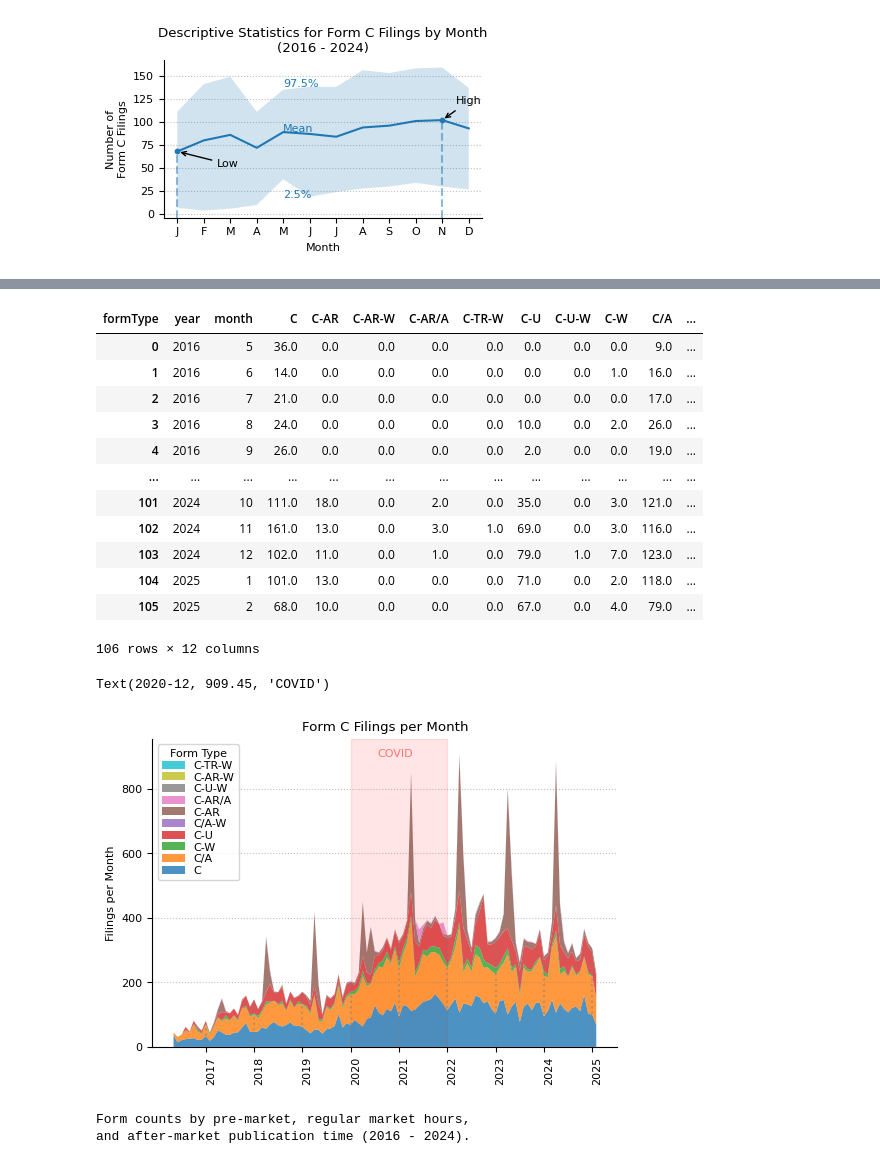
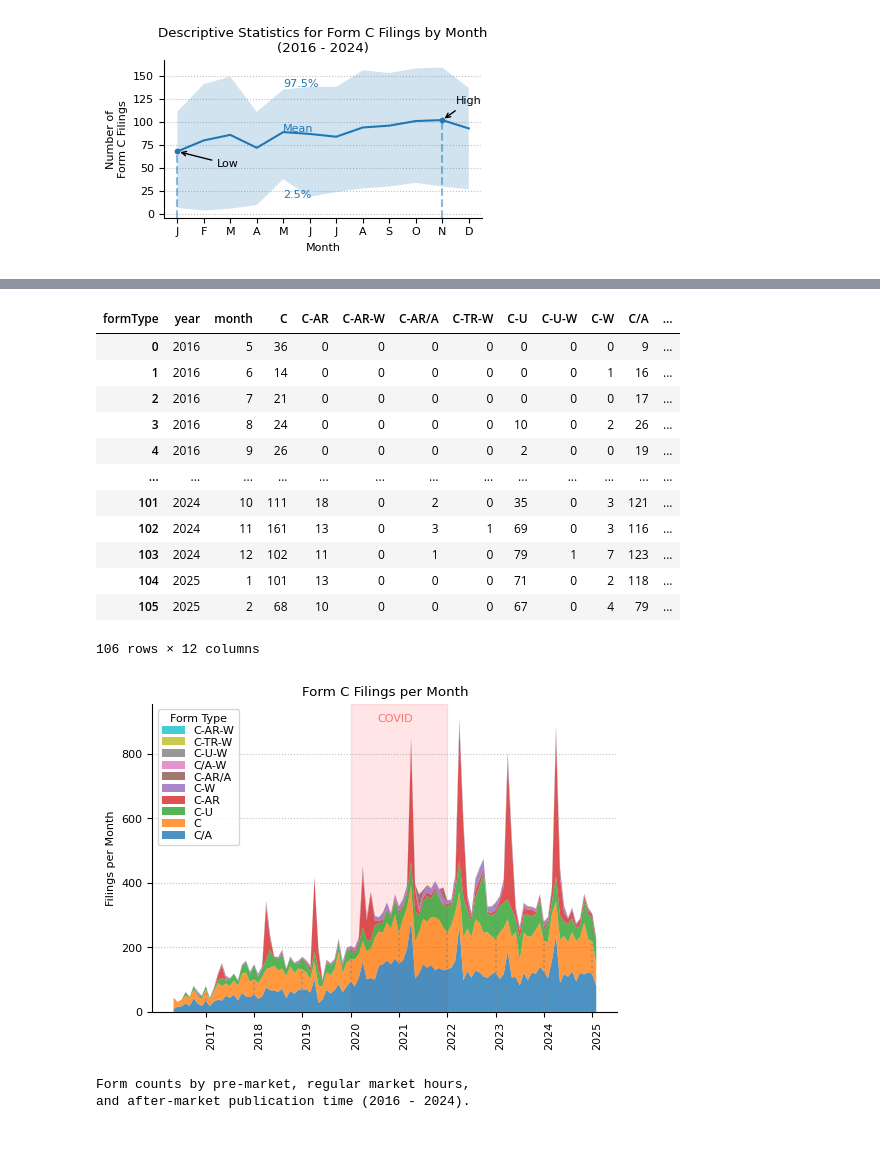
Before and after one commit to SEC-API-io/sec-api-cookbook, a Jupyter notebook: notebooks/form-c/form-c-tutorial-website.ipynb, the cells around one changed output, grey strips where cells are left out. Drawn from its saved outputs; the diff is of its cells as text; code cells hidden in the pictures.

```diff
--- a/notebooks/form-c/form-c-tutorial-website.ipynb
+++ b/notebooks/form-c/form-c-tutorial-website.ipynb
@@ -282,3 +281,18 @@ plot_timeseries(
 )
 # %% [output]
 [figure]
+# %%
+count_formType = (
+    structured_data_full_years.drop_duplicates(subset=["accessionNo"])
+    .groupby(["formType"])
+    .size()
+    .sort_values(ascending=False)
+    .to_frame(name="Count")
+).rename_axis("Submission Type")
+count_formType["Pct"] = (
+    count_formType["Count"].astype(int) / count_formType["Count"].astype(int).sum()
+).map("{:.0%}".format)
+count_formType["Count"] = count_formType["Count"].map(lambda x: f"{x:,}")
+
+print(f"Form C Disclosures by Submission Type ({min_year} - {max_year_full})")
+count_formType
@@ -661,23 +697,24 @@ counts_per_month_by_formType = (
         values="count",  # Values to fill
         fill_value=0,  # Replace NaN with 0
     )
+    .astype(int)
     .reset_index()  # Make year and month normal columns
 )
 
 counts_per_month_by_formType
 # %% [output]
 | formType | year | month | C | C-AR | C-AR-W | C-AR/A | C-TR-W | C-U | C-U-W | C-W | C/A | ... |
-| 0 | 2016 | 5 | 36.0 | 0.0 | 0.0 | 0.0 | 0.0 | 0.0 | 0.0 | 0.0 | 9.0 | ... |
-| 1 | 2016 | 6 | 14.0 | 0.0 | 0.0 | 0.0 | 0.0 | 0.0 | 0.0 | 1.0 | 16.0 | ... |
-| 2 | 2016 | 7 | 21.0 | 0.0 | 0.0 | 0.0 | 0.0 | 0.0 | 0.0 | 0.0 | 17.0 | ... |
-| 3 | 2016 | 8 | 24.0 | 0.0 | 0.0 | 0.0 | 0.0 | 10.0 | 0.0 | 2.0 | 26.0 | ... |
-| 4 | 2016 | 9 | 26.0 | 0.0 | 0.0 | 0.0 | 0.0 | 2.0 | 0.0 | 0.0 | 19.0 | ... |
+| 0 | 2016 | 5 | 36 | 0 | 0 | 0 | 0 | 0 | 0 | 0 | 9 | ... |
+| 1 | 2016 | 6 | 14 | 0 | 0 | 0 | 0 | 0 | 0 | 1 | 16 | ... |
+| 2 | 2016 | 7 | 21 | 0 | 0 | 0 | 0 | 0 | 0 | 0 | 17 | ... |
+| 3 | 2016 | 8 | 24 | 0 | 0 | 0 | 0 | 10 | 0 | 2 | 26 | ... |
+| 4 | 2016 | 9 | 26 | 0 | 0 | 0 | 0 | 2 | 0 | 0 | 19 | ... |
 | ... | ... | ... | ... | ... | ... | ... | ... | ... | ... | ... | ... | ... |
-| 101 | 2024 | 10 | 111.0 | 18.0 | 0.0 | 2.0 | 0.0 | 35.0 | 0.0 | 3.0 | 121.0 | ... |
-| 102 | 2024 | 11 | 161.0 | 13.0 | 0.0 | 3.0 | 1.0 | 69.0 | 0.0 | 3.0 | 116.0 | ... |
-| 103 | 2024 | 12 | 102.0 | 11.0 | 0.0 | 1.0 | 0.0 | 79.0 | 1.0 | 7.0 | 123.0 | ... |
-| 104 | 2025 | 1 | 101.0 | 13.0 | 0.0 | 0.0 | 0.0 | 71.0 | 0.0 | 2.0 | 118.0 | ... |
-| 105 | 2025 | 2 | 68.0 | 10.0 | 0.0 | 0.0 | 0.0 | 67.0 | 0.0 | 4.0 | 79.0 | ... |
+| 101 | 2024 | 10 | 111 | 18 | 0 | 2 | 0 | 35 | 0 | 3 | 121 | ... |
+| 102 | 2024 | 11 | 161 | 13 | 0 | 3 | 1 | 69 | 0 | 3 | 116 | ... |
+| 103 | 2024 | 12 | 102 | 11 | 0 | 1 | 0 | 79 | 1 | 7 | 123 | ... |
+| 104 | 2025 | 1 | 101 | 13 | 0 | 0 | 0 | 71 | 0 | 2 | 118 | ... |
+| 105 | 2025 | 2 | 68 | 10 | 0 | 0 | 0 | 67 | 0 | 4 | 79 | ... |
 106 rows × 12 columns
 # %%
 fix, ax = plt.subplots(figsize=(6, 4))
@@ -686,8 +723,8 @@ ax.stackplot(
     counts_per_month_by_formType["year"].astype(str)
     + "-"
     + counts_per_month_by_formType["month"].astype(str),
-    *[counts_per_month_by_formType[ft] for ft in formTypes],
-    labels=[f"{ft}" for ft in formTypes],
+    *[counts_per_month_by_formType[ft] for ft in form_types],
+    labels=[f"{ft}" for ft in form_types],
     alpha=0.8,
 )
 handles, labels = ax.get_legend_handles_labels()
@@ -700,6 +737,11 @@ ax.legend(
 
 ax.set_title("Form C Filings per Month")
 ax.set_ylabel("Filings per Month")
+xticks = (
+    counts_per_month_by_formType["year"].astype(str)
+    + "-"
+    + counts_per_month_by_formType["month"].astype(str)
+)
 ax.set_xticks([i for i, x in enumerate(xticks) if x.endswith("-1")])
 ax.set_xticklabels(
     [label.get_text()[:4] for label in ax.get_xticklabels()], rotation=90, ha="left"
@@ -710,35 +752,35 @@ ax.spines["top"].set_visible(False)
 ax.spines["right"].set_visible(False)
 # draw vertical lines for each first month of the year, dotted, transparency 0.5,
 # with height of the y value for the respective month
 for year, month in counts_per_month_by_formType[["year", "month"]].values:
     if month == 1:
         ax.vlines(
             f"{year}-{month}",
             ymin=0,
             ymax=counts_per_month_by_formType[
                 (counts_per_month_by_formType["year"] == year)
                 & (counts_per_month_by_formType["month"] == month)
             ]
             .drop(columns=["year", "month"])
             .sum(axis=1),
             linestyle=":",
             alpha=0.5,
             color="grey",
         )
 
 ax.axvspan("2020-1", "2022-1", alpha=0.1, color="red", zorder=-100)
 ax.text(
     "2020-12",
     ax.get_ylim()[1] - 45,
     "COVID",
     horizontalalignment="center",
     verticalalignment="center",
     color="red",
     alpha=0.5,
 )
+plt.show()
 # %% [output]
-Text(2020-12, 909.45, 'COVID')
-[figure, old version]
+[figure, new version]
 # %%
 counts_filedAtClass = (
     structured_data.drop_duplicates(subset=["accessionNo"])
```
Also changed, not shown: parts of 7 cells of this notebook.
